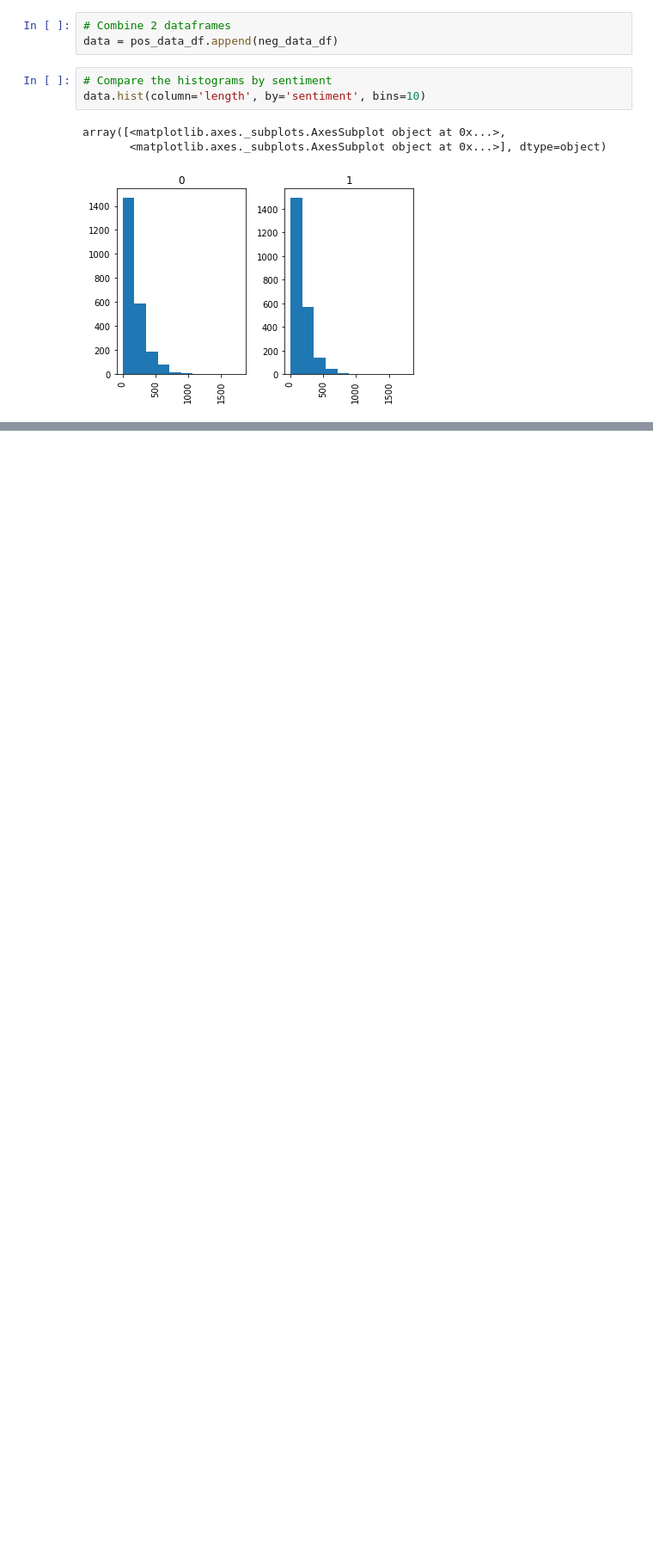
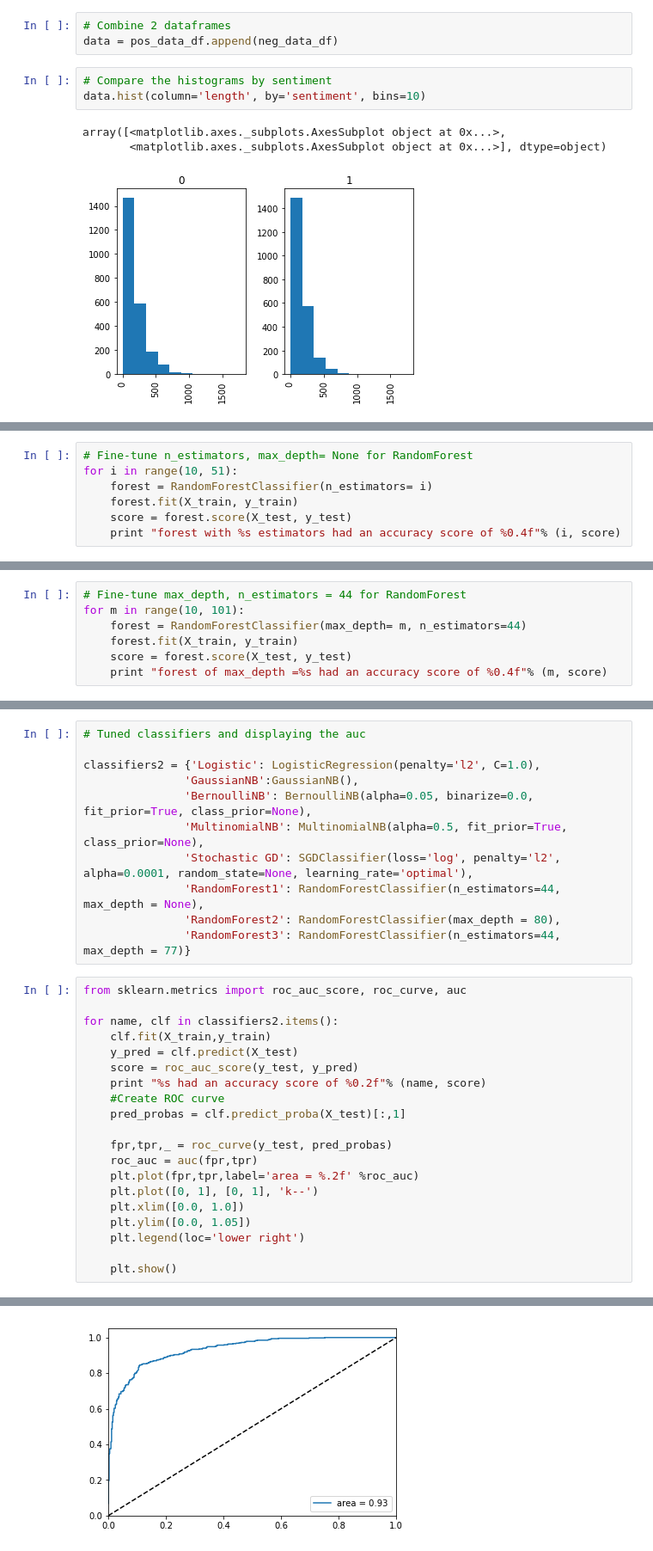
Before and after one commit to jeffreyong/DAT3_Project, a Jupyter notebook: Sentiment Analyzer Project.ipynb, the cells around one changed output, grey strips where cells are left out. Shown: that part at 86% size. Drawn from its saved outputs; the diff is of its cells as text; blank space fills up the shorter version.

```diff
--- a/Sentiment Analyzer Project.ipynb
+++ b/Sentiment Analyzer Project.ipynb
@@ -548,0 +628,7 @@ MultinomialNB had an accuracy score of 0.88
+# %%
+# Fine-tune n_estimators, max_depth= None for RandomForest
+for i in range(10, 51):
+    forest = RandomForestClassifier(n_estimators= i)
+    forest.fit(X_train, y_train)
+    score = forest.score(X_test, y_test)
+    print "forest with %s estimators had an accuracy score of %0.4f"% (i, score)
@@ -548,0 +653,7 @@ MultinomialNB had an accuracy score of 0.88
+# %%
+# Fine-tune max_depth, n_estimators = 44 for RandomForest
+for m in range(10, 101):
+    forest = RandomForestClassifier(max_depth= m, n_estimators=44)
+    forest.fit(X_train, y_train)
+    score = forest.score(X_test, y_test)
+    print "forest of max_depth =%s had an accuracy score of %0.4f"% (m, score)
@@ -548,0 +678,32 @@ MultinomialNB had an accuracy score of 0.88
+# %%
+# Tuned classifiers and displaying the auc
+
+classifiers2 = {'Logistic': LogisticRegression(penalty='l2', C=1.0),
+               'GaussianNB':GaussianNB(),
+               'BernoulliNB': BernoulliNB(alpha=0.05, binarize=0.0, fit_prior=True, class_prior=None),
+               'MultinomialNB': MultinomialNB(alpha=0.5, fit_prior=True, class_prior=None),
+               'Stochastic GD': SGDClassifier(loss='log', penalty='l2', alpha=0.0001, random_state=None, learning_rate='optimal'),
+               'RandomForest1': RandomForestClassifier(n_estimators=44, max_depth = None),
+               'RandomForest2': RandomForestClassifier(max_depth = 80),
+               'RandomForest3': RandomForestClassifier(n_estimators=44, max_depth = 77)}
+# %%
+from sklearn.metrics import roc_auc_score, roc_curve, auc
+
+for name, clf in classifiers2.items():
+    clf.fit(X_train,y_train)
+    y_pred = clf.predict(X_test)
+    score = roc_auc_score(y_test, y_pred)
+    print "%s had an accuracy score of %0.2f"% (name, score)
+    #Create ROC curve
+    pred_probas = clf.predict_proba(X_test)[:,1]
+
+    fpr,tpr,_ = roc_curve(y_test, pred_probas)
+    roc_auc = auc(fpr,tpr)
+    plt.plot(fpr,tpr,label='area = %.2f' %roc_auc)
+    plt.plot([0, 1], [0, 1], 'k--')
+    plt.xlim([0.0, 1.0])
+    plt.ylim([0.0, 1.05])
+    plt.legend(loc='lower right')
+
+    plt.show()
+# %% [output]
@@ -548,0 +711 @@ MultinomialNB had an accuracy score of 0.88
+[figure, added]
```
Also changed, not shown: parts of 87 cells of this notebook, 2 other files.
